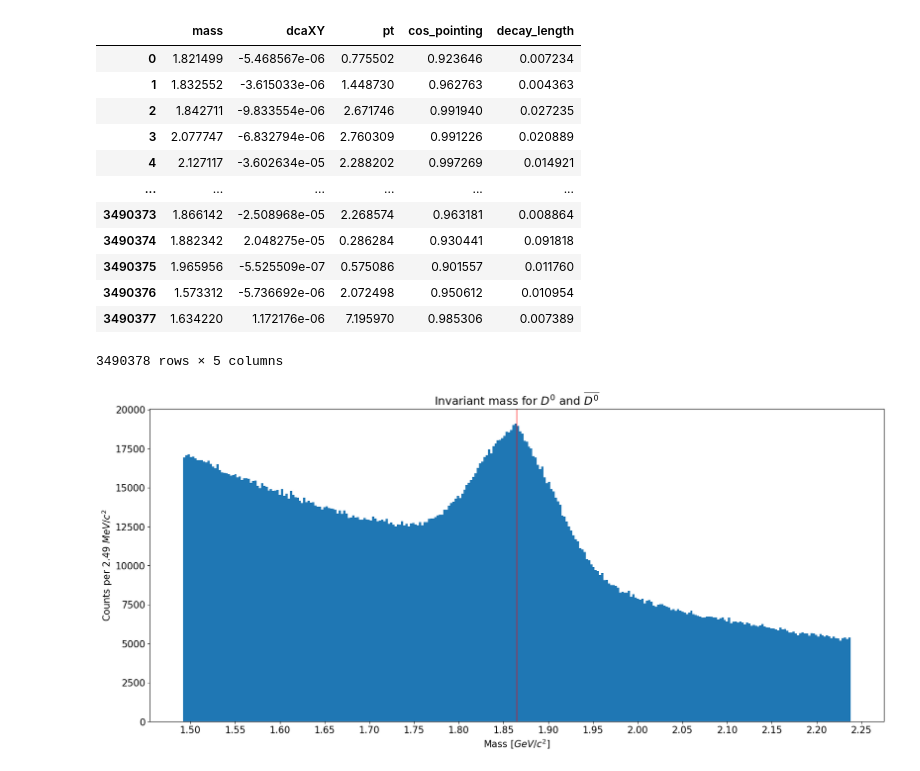
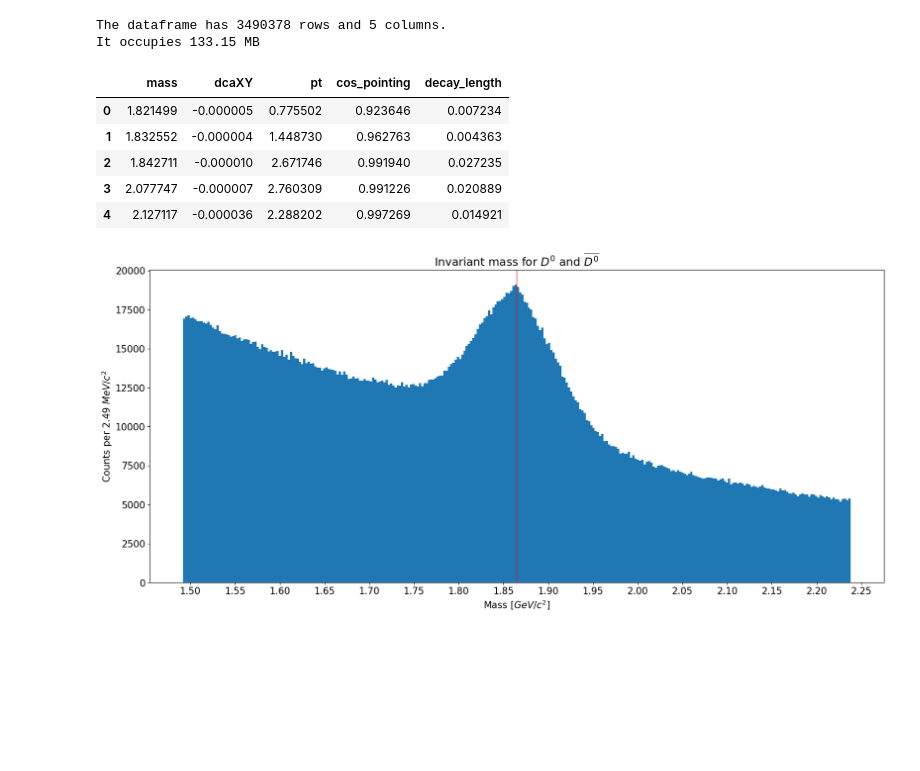
Before and after one commit to LeoPi314/LCPB_Project, a Jupyter notebook: D0-Counting.ipynb, the cells around one changed output. Cells and saved outputs as stored; diff of their text form; code cells hidden in the pictures; blank space fills up the shorter version.

```diff
--- a/D0-Counting.ipynb
+++ b/D0-Counting.ipynb
@@ -10,24 +10,22 @@ plt.rcParams['font.size'] = 15
 # %%
 files = ! ls Final_Chunk*.pkl
 bucket = []
 for item in files:
     bucket.append( pd.read_pickle(item) )
 df = pd.concat(bucket, ignore_index=True)
-df
+print(f"The dataframe has", len(df), "rows and", len(df.columns), "columns.")
+memory = df.memory_usage(deep=True).sum() / (1024 ** 2)
+print(f"It occupies {memory:.2f} MB")
+df.head()
 # %% [output]
+The dataframe has 3490378 rows and 5 columns.
+It occupies 133.15 MB
 |  | mass | dcaXY | pt | cos_pointing | decay_length |
-| 0 | 1.821499 | -5.468567e-06 | 0.775502 | 0.923646 | 0.007234 |
-| 1 | 1.832552 | -3.615033e-06 | 1.448730 | 0.962763 | 0.004363 |
-| 2 | 1.842711 | -9.833554e-06 | 2.671746 | 0.991940 | 0.027235 |
-| 3 | 2.077747 | -6.832794e-06 | 2.760309 | 0.991226 | 0.020889 |
-| 4 | 2.127117 | -3.602634e-05 | 2.288202 | 0.997269 | 0.014921 |
-| ... | ... | ... | ... | ... | ... |
-| 3490373 | 1.866142 | -2.508968e-05 | 2.268574 | 0.963181 | 0.008864 |
-| 3490374 | 1.882342 | 2.048275e-05 | 0.286284 | 0.930441 | 0.091818 |
-| 3490375 | 1.965956 | -5.525509e-07 | 0.575086 | 0.901557 | 0.011760 |
-| 3490376 | 1.573312 | -5.736692e-06 | 2.072498 | 0.950612 | 0.010954 |
-| 3490377 | 1.634220 | 1.172176e-06 | 7.195970 | 0.985306 | 0.007389 |
+| 0 | 1.821499 | -0.000005 | 0.775502 | 0.923646 | 0.007234 |
+| 1 | 1.832552 | -0.000004 | 1.448730 | 0.962763 | 0.004363 |
+| 2 | 1.842711 | -0.000010 | 2.671746 | 0.991940 | 0.027235 |
+| 3 | 2.077747 | -0.000007 | 2.760309 | 0.991226 | 0.020889 |
+| 4 | 2.127117 | -0.000036 | 2.288202 | 0.997269 | 0.014921 |
-3490378 rows × 5 columns
 # %%
 N_BINS = 300
 m_d0 = 1.86484
```
Also changed, not shown: parts of 2 cells of this notebook.
